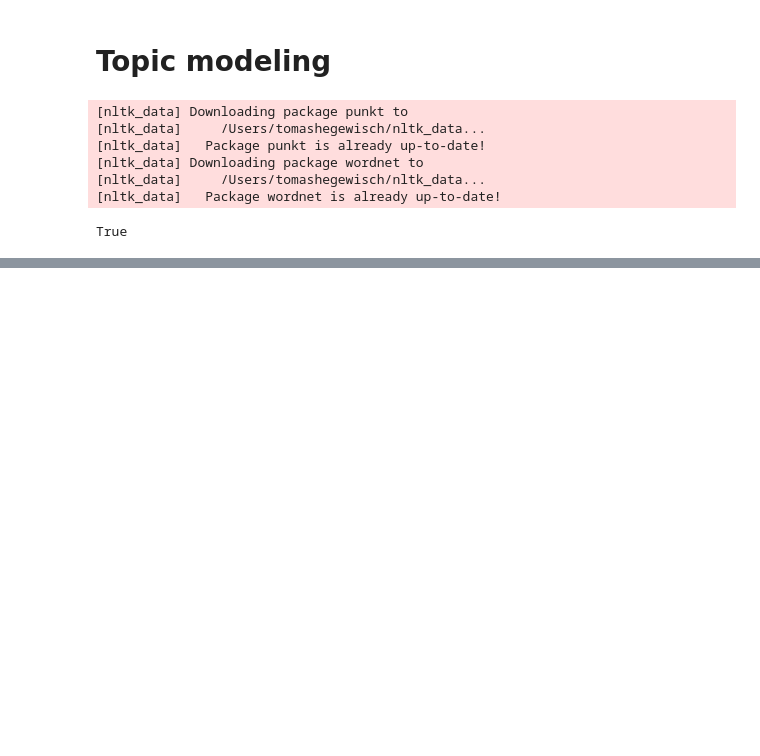
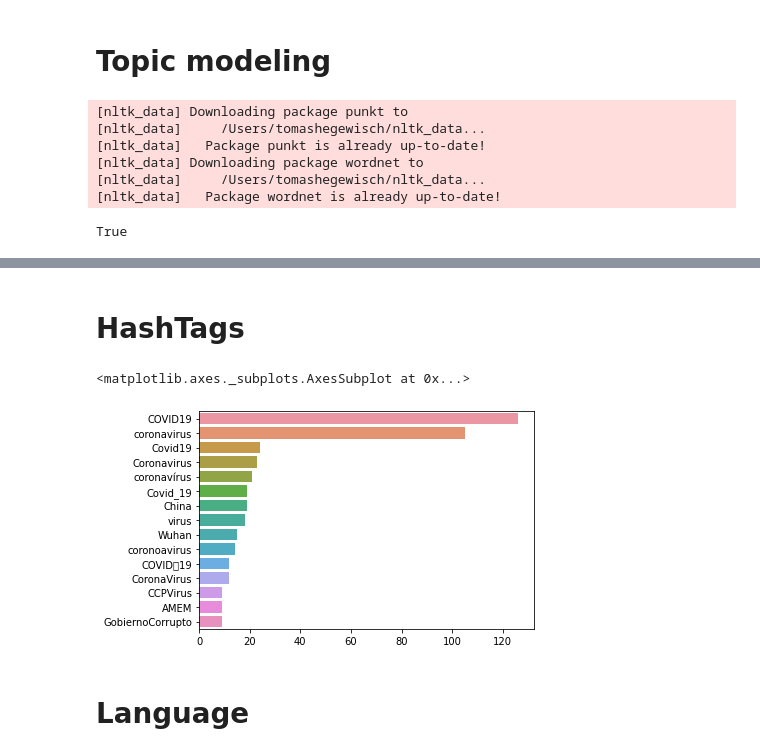
Before and after one commit to tomashege/research_project, a Jupyter notebook: Tomas/sentiment.ipynb, the cells around one changed output, grey strips where cells are left out. Saved outputs shown, nothing was run; the diff lists cells and outputs as text; code cells hidden in the pictures; blank space fills up the shorter version.

```diff
--- a/Tomas/sentiment.ipynb
+++ b/Tomas/sentiment.ipynb
@@ -461,0 +464,20 @@ show_wordcloud(corpus)
+# %% [markdown]
+# HashTags
+# %%
+hastags = []
+for i in df["entities"].tolist():
+    for j in i["hashtags"]:
+        #somthing weird happens here
+        try:
+            hastags.append(j["text"])
+        except:
+            pass
+
+count = Counter(hastags)
+x,y=list(map(list,zip(*count.most_common(15))))
+sns.barplot(x=y,y=x)
+# %% [output]
+<matplotlib.axes._subplots.AxesSubplot at 0x...>
+[figure, added]
+# %% [markdown]
+# Language
```
Also changed, not shown: parts of 30 cells of this notebook, 2 other files.
